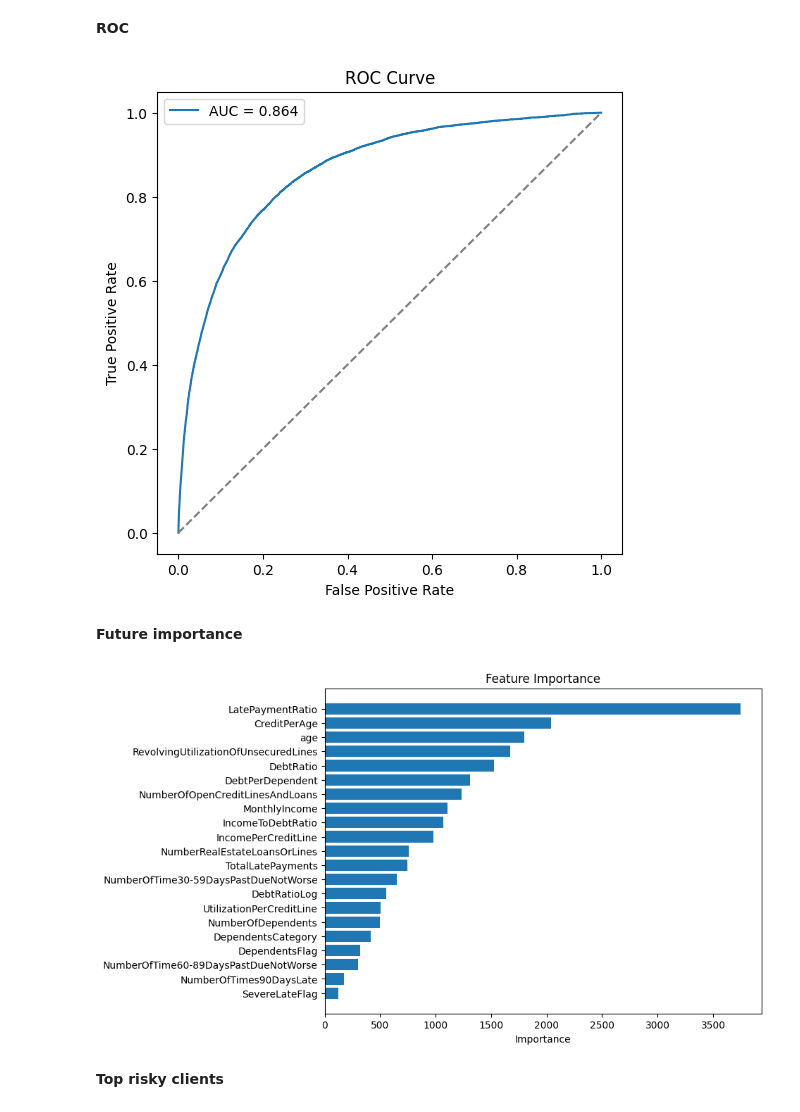
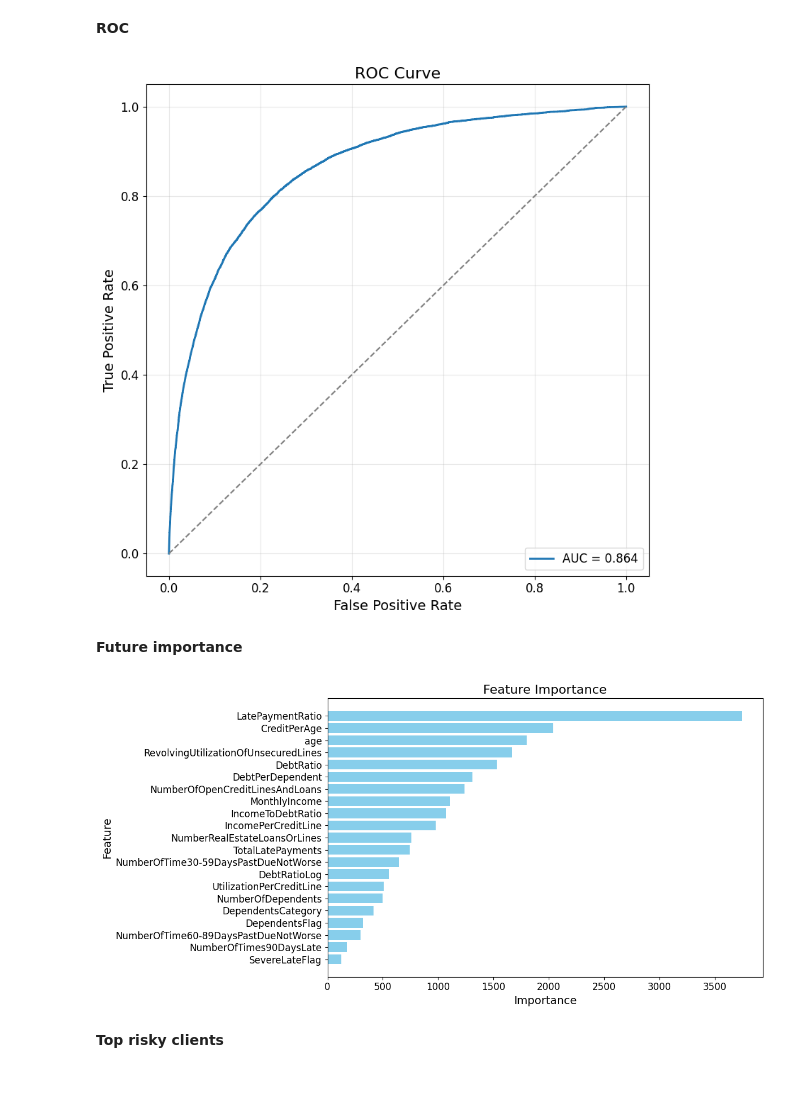
Before and after one commit to JanIzmer/Credit_Scoring_Project, a Jupyter notebook: notebooks/02_Modeling.ipynb, the cells around one changed output. Saved outputs shown, nothing was run; the diff lists cells and outputs as text; code cells hidden in the pictures; blank space fills up the shorter version.

```diff
--- a/notebooks/02_Modeling.ipynb
+++ b/notebooks/02_Modeling.ipynb
@@ -24,6 +27,7 @@ best_threshold = 0.3988986985559332
 # %%
 df = pd.read_csv('../data/raw/cs-training.csv', index_col=0)
 df = prepare_dataset(df)
+df.to_excel('../data/processed/prepared_data.xlsx', index=False)
 target = 'SeriousDlqin2yrs'
-X_train = df.drop(columns=[target])
-y_train = df[target]
+X = df.drop(columns=[target])
+y = df[target]
@@ -30,36 +40,44 @@ y_train = df[target]
 # %% [markdown]
 **ROC**
 # %%
-y_pred_prob = model.predict_proba(X_train)[:, 1]
-fpr, tpr, thresholds = roc_curve(y_train, y_pred_prob)
 roc_auc = auc(fpr, tpr)
 
-plt.figure(figsize=(6,6))
-plt.plot(fpr, tpr, label=f'AUC = {roc_auc:.3f}')
-plt.plot([0,1],[0,1],'--', color='gray')
-plt.xlabel('False Positive Rate')
-plt.ylabel('True Positive Rate')
-plt.title('ROC Curve')
-plt.legend()
+plt.figure(figsize=(8, 8))
+plt.plot(fpr, tpr, linewidth=2, label=f'AUC = {roc_auc:.3f}')
+plt.plot([0,1], [0,1], '--', color='gray', linewidth=1.5)
+plt.xlabel('False Positive Rate', fontsize=14)
+plt.ylabel('True Positive Rate', fontsize=14)
+plt.title('ROC Curve', fontsize=16)
+plt.legend(fontsize=12, loc='lower right')
+plt.xticks(fontsize=12)
+plt.yticks(fontsize=12)
+plt.grid(alpha=0.3)
+plt.tight_layout()
+plt.savefig('../reports/figures/roc_curve.png', dpi=300)
 plt.show()
 # %% [output]
-[figure, old version]
+[figure, new version]
 # %% [markdown]
 **Future importance**
 # %%
 feature_importances = pd.DataFrame({
-    'feature': X_train.columns,
+    'feature': X.columns,
     'importance': model.feature_importances_
 }).sort_values(by='importance', ascending=False)
 
-plt.figure(figsize=(8,6))
-plt.barh(feature_importances['feature'], feature_importances['importance'])
+plt.figure(figsize=(12,6))
+plt.barh(feature_importances['feature'], feature_importances['importance'], color="skyblue")
 plt.gca().invert_yaxis()
-plt.xlabel('Importance')
-plt.title('Feature Importance')
+plt.xlabel('Importance', fontsize=14)
+plt.ylabel('Feature', fontsize=14)
+plt.title('Feature Importance', fontsize=16)
+plt.xticks(fontsize=12)
+plt.yticks(fontsize=12)
+plt.tight_layout()
+plt.savefig('../reports/figures/Feature_importance.png', dpi=300)
 plt.show()
 # %% [output]
-[figure, old version]
+[figure, new version]
 # %% [markdown]
 **Top risky clients**
 # %%
```
Also changed, not shown: parts of 6 cells of this notebook, 7 other files.
